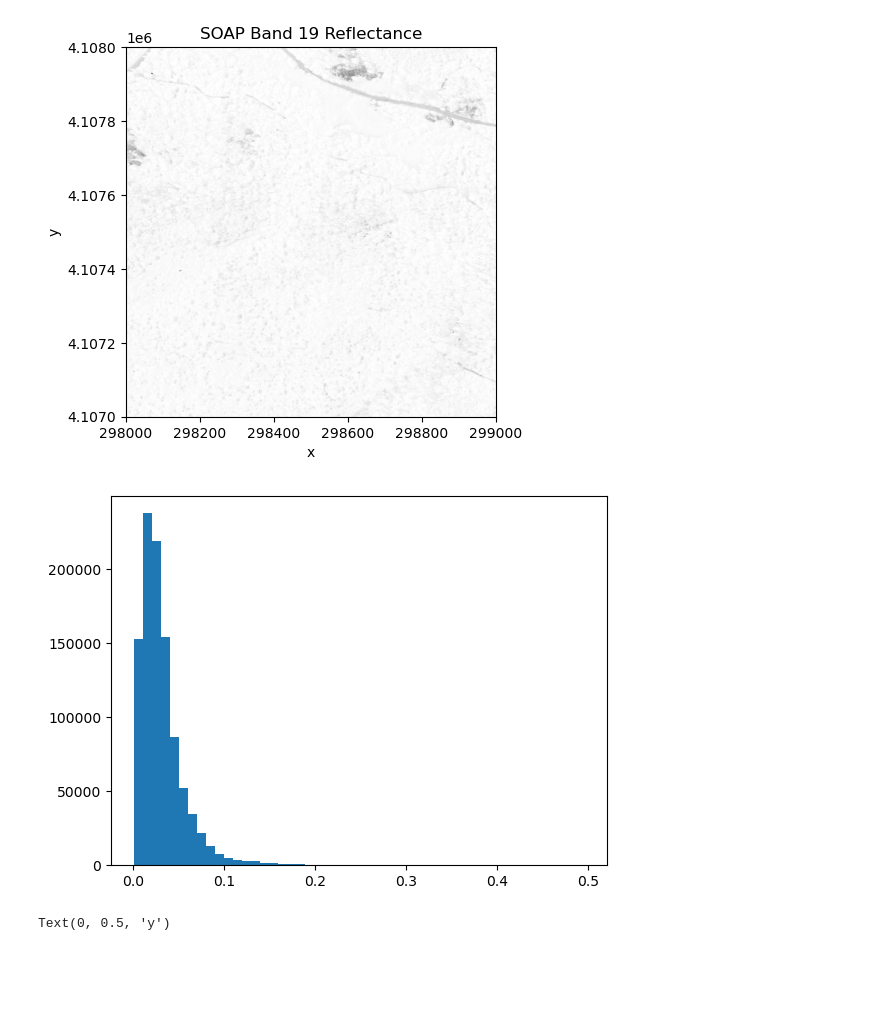
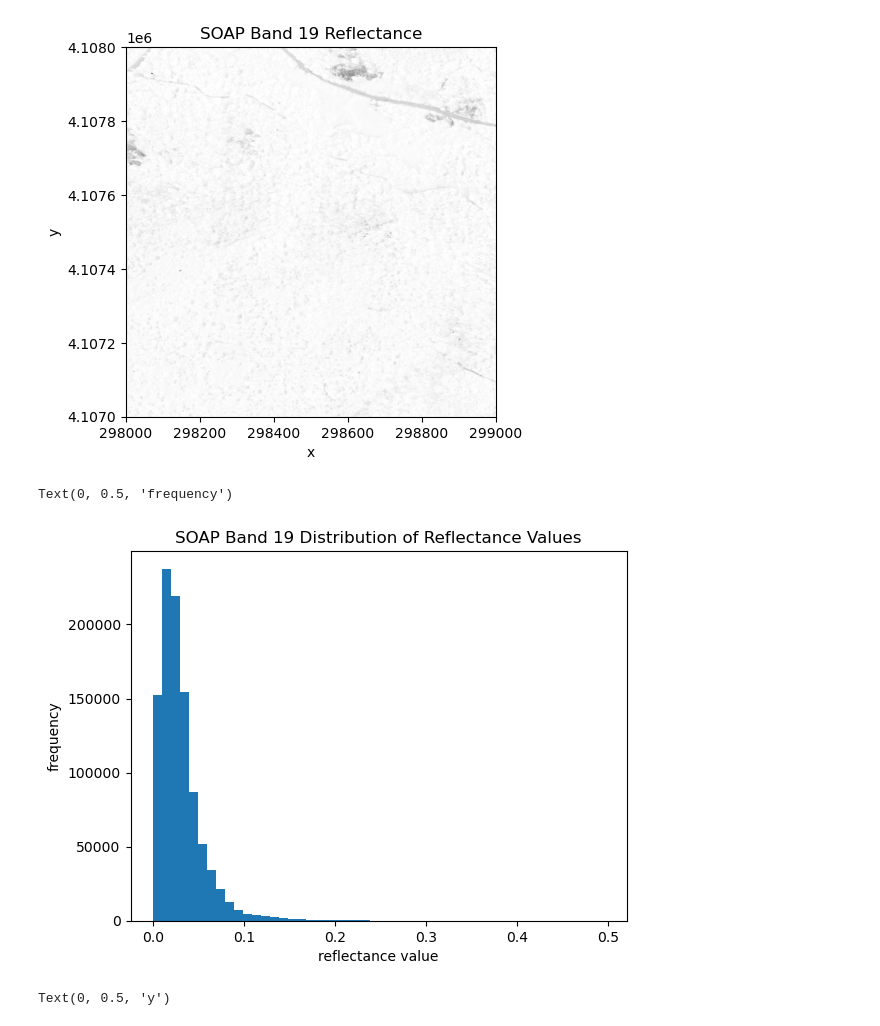
Before and after one commit to NEONScience/AOP-EMIT, a Jupyter notebook: notebooks/exploratory/hr/03_hr_neon_hyperspectral_download.ipynb, the cells around one changed output. Cells and saved outputs as stored; diff of their text form; code cells hidden in the pictures; blank space fills up the shorter version.

```diff
--- a/notebooks/exploratory/hr/03_hr_neon_hyperspectral_download.ipynb
+++ b/notebooks/exploratory/hr/03_hr_neon_hyperspectral_download.ipynb
@@ -586,8 +598,12 @@ Text(0, 0.5, 'y')
 # %%
 # create histogram of band reflectance values to see range & distribution
 plt.hist(b19[~np.isnan(b19)],50); #50 signifies the # of bins
+plt.title("SOAP Band 19 Distribution of Reflectance Values")
+plt.xlabel("reflectance value")
+plt.ylabel("frequency")
 # %% [output]
+Text(0, 0.5, 'frequency')
-[figure, old version]
+[figure, new version]
 # %%
 # adjust color limit on band 19 plot
 soap_19_plot = plt.imshow(b19,extent=soap_ext,cmap='Greys',clim=(0,0.2))
```
Also changed, not shown: parts of 3 cells of this notebook.
